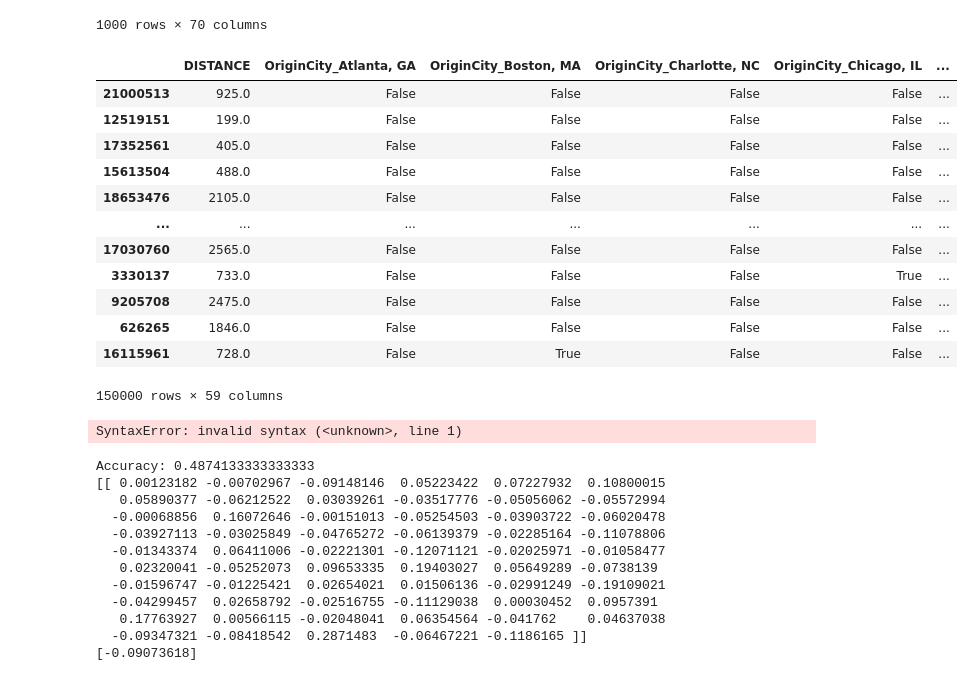
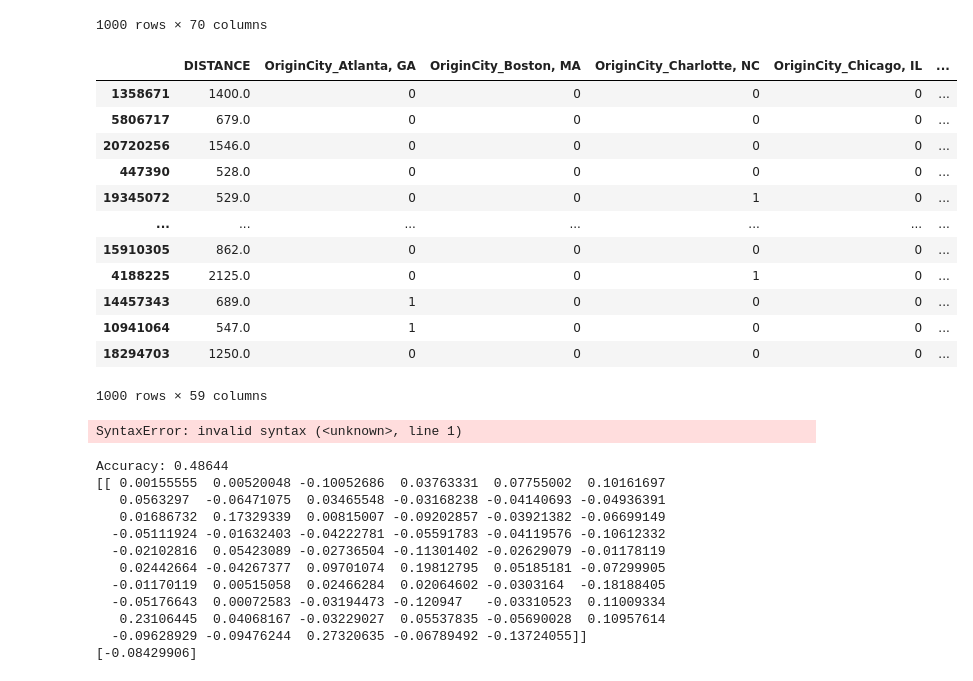
Before and after one commit to ssamat/COGS109, a Jupyter notebook: Final_Project_Template.ipynb, the cells around one changed output. Cells and saved outputs as stored; diff of their text form; code cells hidden in the pictures.

```diff
--- a/Final_Project_Template.ipynb
+++ b/Final_Project_Template.ipynb
@@ -332,14 +292,3 @@ plt.title('Correlation Matrix')
 plt.show()
 # %% [output]
 [figure]
-# %%
-flights['FL_DATE'] = pd.to_datetime(flights['FL_DATE'])
-# %%
-flights['Month'] = flights['FL_DATE'].dt.month
-avg_delay_by_month = flights.groupby('Month')['TOTAL_DELAY'].mean()
-plt.plot(avg_delay_by_month.index, avg_delay_by_month.values)
-plt.xlabel('Month')
-plt.ylabel('Average Total Delay (minutes)')
-plt.title('Average Total Delay by Month')
-plt.xticks(range(1, 13))
-plt.show()
@@ -379,6 +308,6 @@ dtype: int64
 # %%
 #random sample 500,000 datapoints
-filtered_data = filtered_data.sample(n=500000, replace = False, random_state = 42)
+filtered_data = filtered_data.sample(n=5000, replace = False, random_state = 42)
 
 
 filtered_data.shape
@@ -464,24 +373,24 @@ test_run_sample
 # %%
 
 delay_columns = [col for col in flights.columns if "DELAY" in col]
 X = encoded_data.drop(columns=delay_columns).drop(columns=['FL_DATE', 'ACTUAL_ELAPSED_TIME'])
 y = encoded_data['DELAY_STATUS']
-X_train, X_test, y_train, y_test = train_test_split(X,y,test_size=0.3,random_state=42)
+X_train, X_test, y_train, y_test = train_test_split(X,y,test_size=0.2,random_state=42)
 X_test
 # %% [output]
 |  | DISTANCE | OriginCity_Atlanta, GA | OriginCity_Boston, MA | OriginCity_Charlotte, NC | OriginCity_Chicago, IL | ... |
-| 21000513 | 925.0 | False | False | False | False | ... |
-| 12519151 | 199.0 | False | False | False | False | ... |
-| 17352561 | 405.0 | False | False | False | False | ... |
-| 15613504 | 488.0 | False | False | False | False | ... |
-| 18653476 | 2105.0 | False | False | False | False | ... |
+| 1358671 | 1400.0 | 0 | 0 | 0 | 0 | ... |
+| 5806717 | 679.0 | 0 | 0 | 0 | 0 | ... |
+| 20720256 | 1546.0 | 0 | 0 | 0 | 0 | ... |
+| 447390 | 528.0 | 0 | 0 | 0 | 0 | ... |
+| 19345072 | 529.0 | 0 | 0 | 1 | 0 | ... |
 | ... | ... | ... | ... | ... | ... | ... |
-| 17030760 | 2565.0 | False | False | False | False | ... |
-| 3330137 | 733.0 | False | False | False | True | ... |
-| 9205708 | 2475.0 | False | False | False | False | ... |
-| 626265 | 1846.0 | False | False | False | False | ... |
-| 16115961 | 728.0 | False | True | False | False | ... |
+| 15910305 | 862.0 | 0 | 0 | 0 | 0 | ... |
+| 4188225 | 2125.0 | 0 | 0 | 1 | 0 | ... |
+| 14457343 | 689.0 | 1 | 0 | 0 | 0 | ... |
+| 10941064 | 547.0 | 1 | 0 | 0 | 0 | ... |
+| 18294703 | 1250.0 | 0 | 0 | 0 | 0 | ... |
-150000 rows × 59 columns
+1000 rows × 59 columns
 # %%
 # Create the formula for logistic regression(MAY NOT USE)
 formula = 'DELAY_STATUS ~ 1 + ' + ' + '.join(encoded_data.columns[11:])  # Adjust the column range if needed
@@ -494,7 +403,7 @@ from sklearn.svm import SVC, LinearSVC
 from sklearn.model_selection import train_test_split
 from sklearn.metrics import accuracy_score
 # Create an SVM classifier
-svm_model = LinearSVC()
+svm_model = LinearSVC(C = 100)
 
 # Train the SVM model
 svm_model.fit(X_train, y_train)
@@ -508,15 +417,15 @@ print("Accuracy:", accuracy)
 print(svm_model.coef_)
 print( svm_model.intercept_)
 # %% [output]
-Accuracy: 0.4874133333333333
-[[ 0.00123182 -0.00702967 -0.09148146  0.05223422  0.07227932  0.10800015
-   0.05890377 -0.06212522  0.03039261 -0.03517776 -0.05056062 -0.05572994
-  -0.00068856  0.16072646 -0.00151013 -0.05254503 -0.03903722 -0.06020478
-  -0.03927113 -0.03025849 -0.04765272 -0.06139379 -0.02285164 -0.11078806
-  -0.01343374  0.06411006 -0.02221301 -0.12071121 -0.02025971 -0.01058477
-   0.02320041 -0.05252073  0.09653335  0.19403027  0.05649289 -0.0738139
-  -0.01596747 -0.01225421  0.02654021  0.01506136 -0.02991249 -0.19109021
-  -0.04299457  0.02658792 -0.02516755 -0.11129038  0.00030452  0.0957391
-   0.17763927  0.00566115 -0.02048041  0.06354564 -0.041762    0.04637038
-  -0.09347321 -0.08418542  0.2871483  -0.06467221 -0.1186165 ]]
-[-0.09073618]
+Accuracy: 0.48644
+[[ 0.00155555  0.00520048 -0.10052686  0.03763331  0.07755002  0.10161697
+   0.0563297  -0.06471075  0.03465548 -0.03168238 -0.04140693 -0.04936391
+   0.01686732  0.17329339  0.00815007 -0.09202857 -0.03921382 -0.06699149
+  -0.05111924 -0.01632403 -0.04222781 -0.05591783 -0.04119576 -0.10612332
+  -0.02102816  0.05423089 -0.02736504 -0.11301402 -0.02629079 -0.01178119
+   0.02442664 -0.04267377  0.09701074  0.19812795  0.05185181 -0.07299905
+  -0.01170119  0.00515058  0.02466284  0.02064602 -0.0303164  -0.18188405
+  -0.05176643  0.00072583 -0.03194473 -0.120947   -0.03310523  0.11009334
+   0.23106445  0.04068167 -0.03229027  0.05537835 -0.05690028  0.10957614
+  -0.09628929 -0.09476244  0.27320635 -0.06789492 -0.13724055]]
+[-0.08429906]
```
Also changed, not shown: parts of 39 cells of this notebook.
